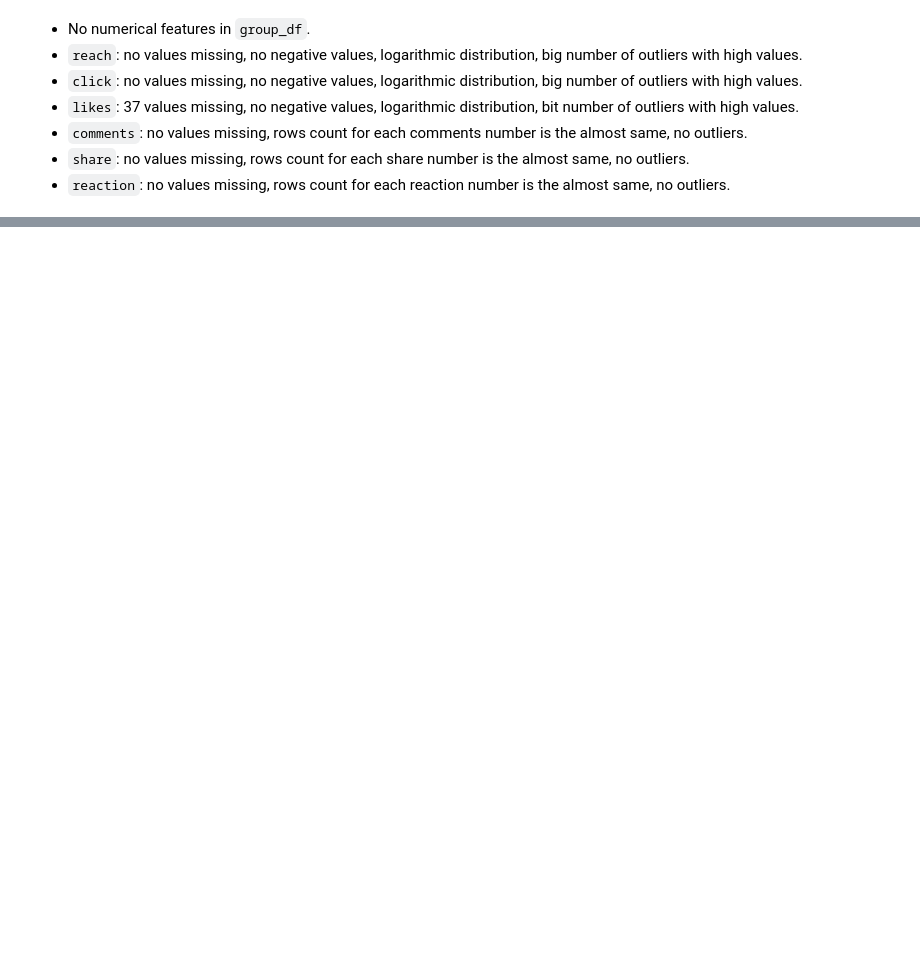
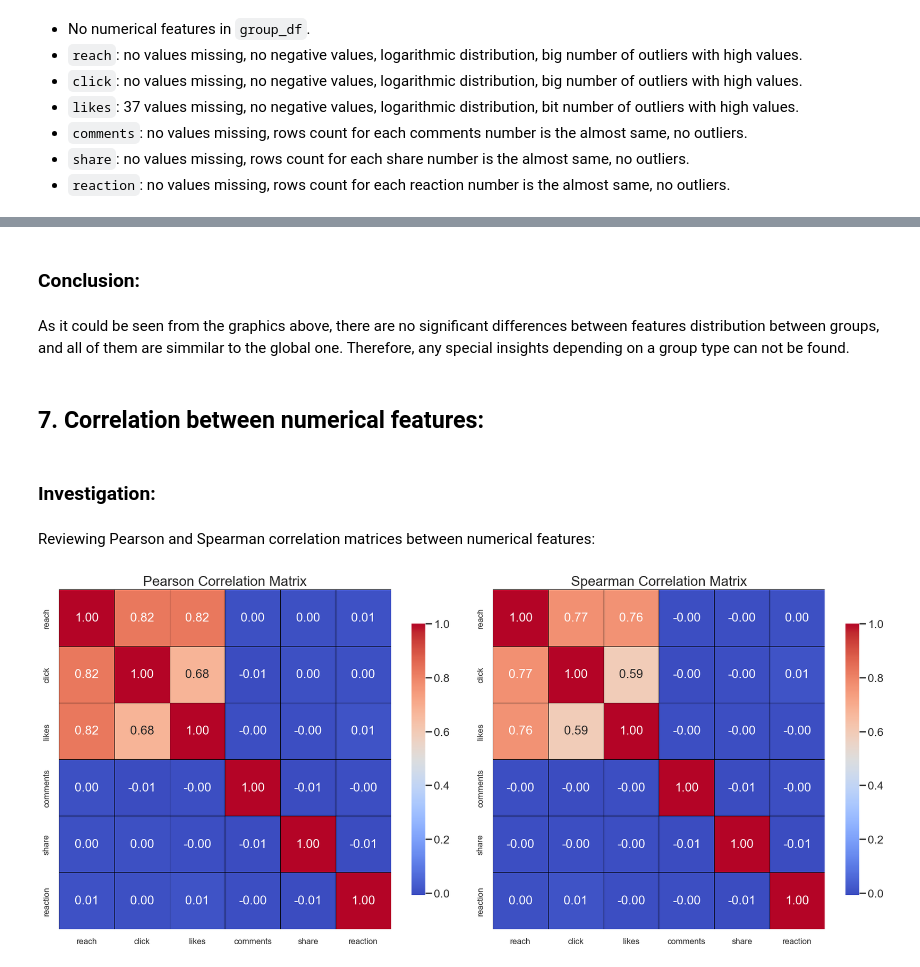
Before and after one commit to KKDD41/DA_Assignment_1, a Jupyter notebook: EDA.ipynb, the cells around one changed output, grey strips where cells are left out. Cells and saved outputs as stored; diff of their text form; code cells hidden in the pictures; blank space fills up the shorter version.

```diff
--- a/EDA.ipynb
+++ b/EDA.ipynb
@@ -297,0 +340,14 @@ No missing values in reaction.
+# %% [markdown]
+### Conclusion:
+# %% [markdown]
+As it could be seen from the graphics above, there are no significant differences between features distribution between groups, and all of them are simmilar to the global one. Therefore, any special insights depending on a group type can not be found.
+# %% [markdown]
+## 7. Correlation between numerical features:
+# %% [markdown]
+### Investigation:
+# %% [markdown]
+Reviewing Pearson and Spearman correlation matrices between numerical features:
+# %%
+plot_correlation_matrices(posts_and_group_df, ["post_id"])
+# %% [output]
+[figure, added]
```
Also changed, not shown: parts of 30 cells of this notebook, 2 other files.
